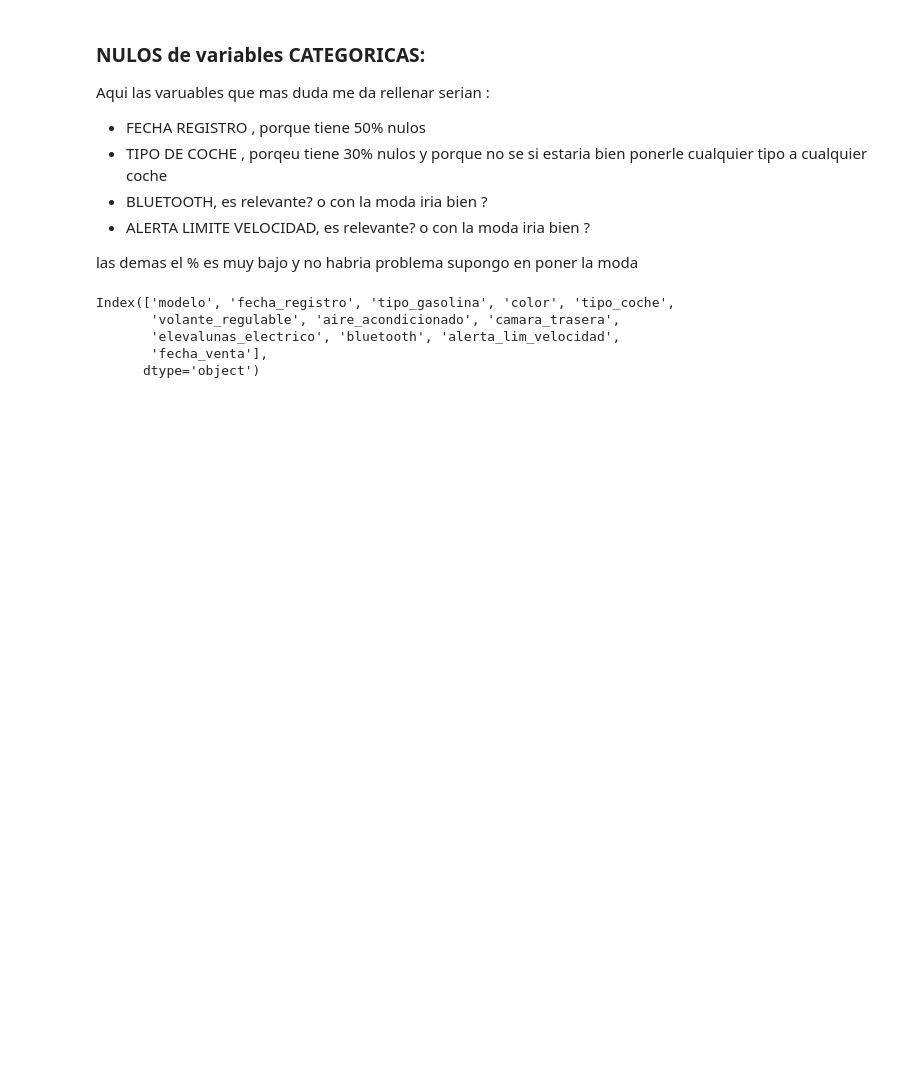
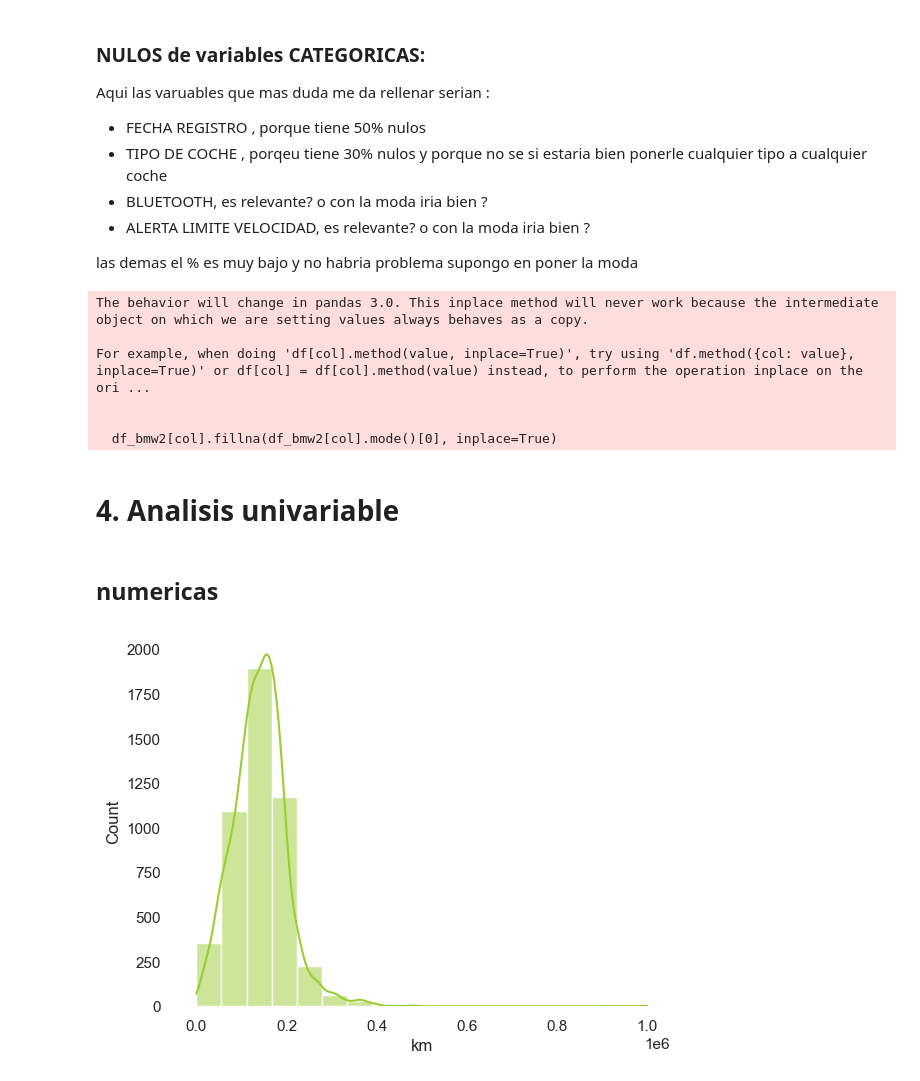
Before and after one commit to toiaa/entregable-bmw, a Jupyter notebook: Entregable_01.ipynb, the cells around one changed output. Cells and saved outputs as stored; diff of their text form; code cells hidden in the pictures; blank space fills up the shorter version.

Commit message:
analisis de nulos, analisis univariable

```diff
--- a/Entregable_01.ipynb
+++ b/Entregable_01.ipynb
@@ -433,17 +460,40 @@ Aqui las varuables que mas duda me da rellenar serian :
 las demas el % es muy bajo y no habria problema supongo en poner la moda
 # %%
 # Filtrar solo columnas categóricas
-categoric_cols = df_bmw.select_dtypes(include=['object']).columns
-categoric_cols
+categoric_df = df_bmw.select_dtypes(include=['object'])
+categoric_df
 # deberia rellenar con la moda??
 
-# Rellenar con el valor más frecuente (moda) en cada columna categórica
-#for col in cat_cols:
-#    df[col].fillna(df[col].mode()[0], inplace=True)
-#
+categoric_to_fill = ['modelo', 'tipo_gasolina', 'color', 'volante_regulable', 'aire_acondicionado', 'camara_trasera', 'elevalunas_electrico', 'bluetooth', 'alerta_lim_velocidad', 'fecha_venta']
+
+df_bmw2 = df_bmw
+# Rellenar con el valor más frecuente (moda) en cada columna categórica, estoy rellenando las que los nulos eran muy bajos, esto lo podemos cambiar, creo un nuevo DF
+for col in categoric_to_fill:
+    df_bmw2[col].fillna(df_bmw2[col].mode()[0], inplace=True)
 # %% [output]
-Index(['modelo', 'fecha_registro', 'tipo_gasolina', 'color', 'tipo_coche',
-       'volante_regulable', 'aire_acondicionado', 'camara_trasera',
-       'elevalunas_electrico', 'bluetooth', 'alerta_lim_velocidad',
-       'fecha_venta'],
-      dtype='object')
+The behavior will change in pandas 3.0. This inplace method will never work because the intermediate object on which we are setting values always behaves as a copy.
+
+For example, when doing 'df[col].method(value, inplace=True)', try using 'df.method({col: value}, inplace=True)' or df[col] = df[col].method(value) instead, to perform the operation inplace on the ori ...
+
+
+  df_bmw2[col].fillna(df_bmw2[col].mode()[0], inplace=True)
+# %% [markdown]
+# 4. Analisis univariable
+# %%
+# Decidimos el theme que queremos
+sns.set_theme(style = "white")
+
+# Configuración global en Matplotlib para quitar todos los bordes
+plt.rcParams['axes.spines.top'] = False
+plt.rcParams['axes.spines.right'] = False
+plt.rcParams['axes.spines.left'] = False
+plt.rcParams['axes.spines.bottom'] = False
+# %% [markdown]
+## numericas
+# %%
+#analisis de la variable KM
+sns.histplot(data=df_bmw, x="km", bins=18,color="yellowgreen", kde = True)
+
+plt.show();
+# %% [output]
+[figure, added]
```
Also changed, not shown: parts of 14 cells of this notebook.
